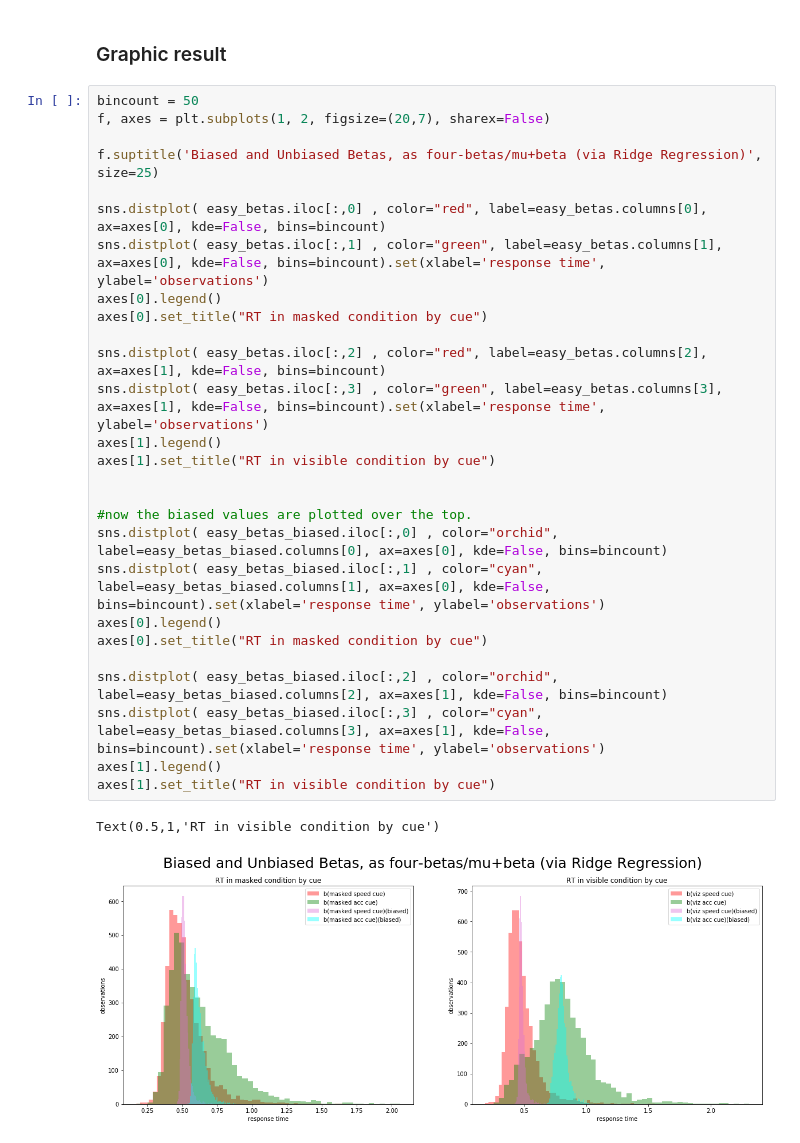
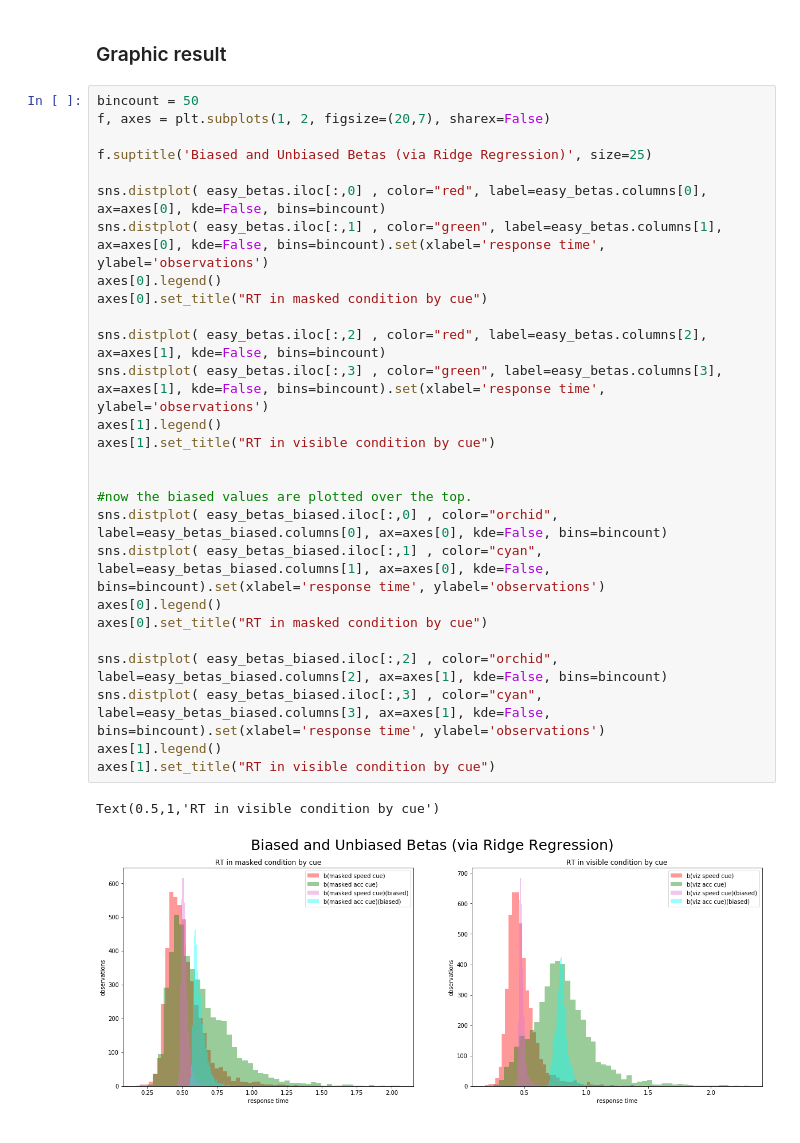
Before and after one commit to icushman/ms_test, a Jupyter notebook: metastudies.ipynb, the cells around one changed output. Saved outputs shown, nothing was run; the diff lists cells and outputs as text.

```diff
--- a/metastudies.ipynb
+++ b/metastudies.ipynb
@@ -576,30 +578,30 @@ dtype: float64
 # %%
 bincount = 50
 f, axes = plt.subplots(1, 2, figsize=(20,7), sharex=False)
 
-f.suptitle('Biased and Unbiased Betas, as four-betas/mu+beta (via Ridge Regression)', size=25)
+f.suptitle('Biased and Unbiased Betas (via Ridge Regression)', size=25)
 
 sns.distplot( easy_betas.iloc[:,0] , color="red", label=easy_betas.columns[0], ax=axes[0], kde=False, bins=bincount)
 sns.distplot( easy_betas.iloc[:,1] , color="green", label=easy_betas.columns[1], ax=axes[0], kde=False, bins=bincount).set(xlabel='response time', ylabel='observations')
 axes[0].legend()
 axes[0].set_title("RT in masked condition by cue")
 
 sns.distplot( easy_betas.iloc[:,2] , color="red", label=easy_betas.columns[2], ax=axes[1], kde=False, bins=bincount)
 sns.distplot( easy_betas.iloc[:,3] , color="green", label=easy_betas.columns[3], ax=axes[1], kde=False, bins=bincount).set(xlabel='response time', ylabel='observations')
 axes[1].legend()
 axes[1].set_title("RT in visible condition by cue")
 
 
 #now the biased values are plotted over the top.
 sns.distplot( easy_betas_biased.iloc[:,0] , color="orchid", label=easy_betas_biased.columns[0], ax=axes[0], kde=False, bins=bincount)
 sns.distplot( easy_betas_biased.iloc[:,1] , color="cyan", label=easy_betas_biased.columns[1], ax=axes[0], kde=False, bins=bincount).set(xlabel='response time', ylabel='observations')
 axes[0].legend()
 axes[0].set_title("RT in masked condition by cue")
 
 sns.distplot( easy_betas_biased.iloc[:,2] , color="orchid", label=easy_betas_biased.columns[2], ax=axes[1], kde=False, bins=bincount)
 sns.distplot( easy_betas_biased.iloc[:,3] , color="cyan", label=easy_betas_biased.columns[3], ax=axes[1], kde=False, bins=bincount).set(xlabel='response time', ylabel='observations')
 axes[1].legend()
 axes[1].set_title("RT in visible condition by cue")
 # %% [output]
 Text(0.5,1,'RT in visible condition by cue')
-[figure, old version]
+[figure, new version]
```
Also changed, not shown: parts of 11 cells of this notebook.
